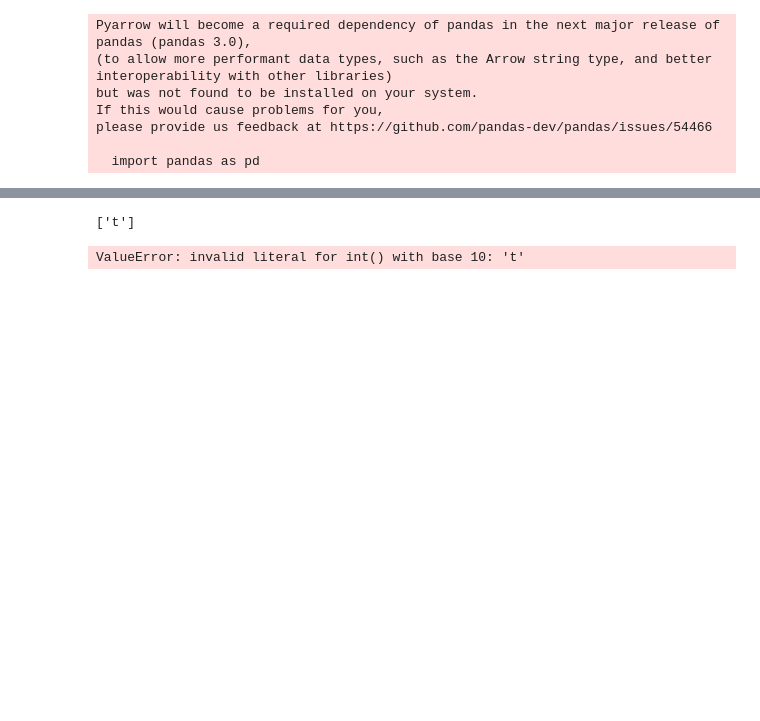
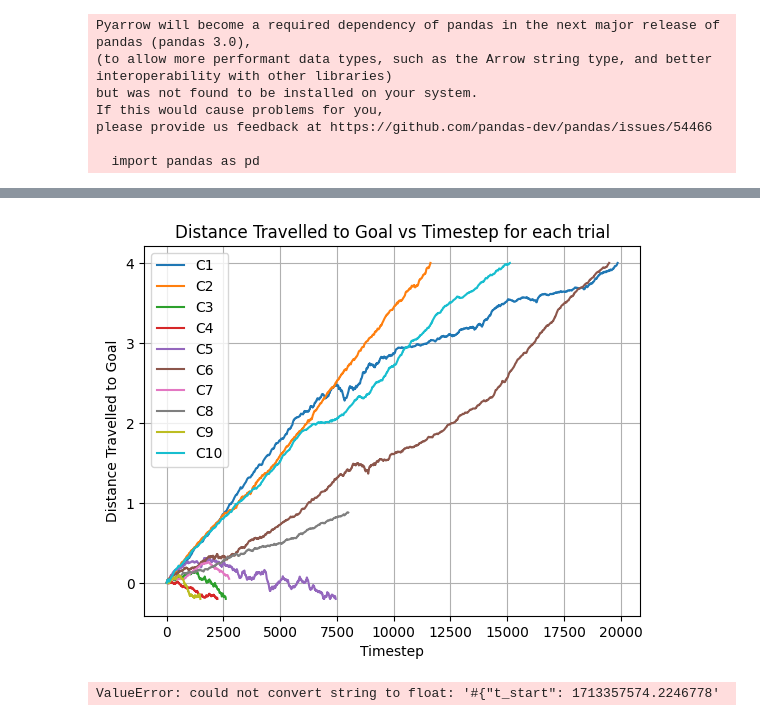
Before and after one commit to IronGard/Pyperbot-v2, a Jupyter notebook: hyperparam_viz.ipynb, the cells around one changed output, grey strips where cells are left out. Saved outputs shown, nothing was run; the diff lists cells and outputs as text; code cells hidden in the pictures; blank space fills up the shorter version.

```diff
--- a/hyperparam_viz.ipynb
+++ b/hyperparam_viz.ipynb
@@ -60,26 +60,55 @@ plt.savefig('pyperbot_v2/logs/hyperparam_test2/cum_reward_vs_timestep.png')
 # %%
-#reward vs episode for each config
-rewards = []
+#Sampled trials and epsiodes from each config
+#take episode 20 from each trial and plot cumulative reward
+dist = []
 for i in range(1, 11):
-    data_path = f"pyperbot_v2/logs/hyperparam_test2/trial_{i}/monitor.csv"
+    data_path = f"pyperbot_v2/logs/harry_results/trial_{i}/episode_50.csv"
     df = pd.read_csv(data_path)
-    new_list = df.iloc[:, 0].tolist()[1:]
-    print(new_list)
-    new_list = [int(i) for i in new_list]
-    rewards.append(new_list)
-print(rewards)
-
-#plot rewards against episode for each config
+    dist.append(df.iloc[:,4].tolist())
+#plot cum rewards against timestep for each episode
 plt.figure()
-plt.plot(rewards[7])
-plt.xlabel('Episode')
-plt.ylabel('Reward')
-plt.title('Reward vs Episode for each trial')
+for i in range(10):
+    plt.plot(dist[i])
+plt.xlabel('Timestep')
+plt.ylabel('Distance Travelled to Goal')
+plt.title('Distance Travelled to Goal vs Timestep for each trial')
 plt.grid()
-plt.savefig('pyperbot_v2/logs/hyperparam_test2/reward_vs_episode.png')
+plt.legend(config_list)
+plt.savefig('pyperbot_v2/logs/harry_results/distance_vs_timestep.png')
 # %% [output]
-['t']
-ValueError: invalid literal for int() with base 10: 't'
+[figure, added]
+# %%
+rewards = []
+for i in range(1, 11):
+    reward_list =[]
+    with open(f'pyperbot_v2/logs/harry_results/trial_{i}/monitor.csv', 'r') as f:
+        for line in f:
+            temp_reward = line.split(',')[0]
+            reward_list.append(temp_reward)
+    rewards.append(reward_list)
+    rewards = [float(r) for r in rewards[2:]]
+
+
+print(rewards)
+
+# Plot rewards against episode for each configuration
+fig, axs = plt.subplots(2, 5, figsize=(20, 8))
+fig.suptitle('Reward vs Episode for each trial')
+
+for i in range(1, 11):
+    row = (i - 1) // 5
+    col = (i - 1) % 5
+    axs[row, col].plot(rewards[i-1])
+    axs[row, col].set_xlabel('Episode')
+    axs[row, col].set_ylabel('Reward')
+    axs[row, col].set_title(f'Trial {i}')
+    axs[row, col].grid()
+
+plt.tight_layout()
+plt.savefig('pyperbot_v2/logs/harry_results/reward_vs_episode.png')
+plt.show()
+# %% [output]
+ValueError: could not convert string to float: '#{"t_start": 1713357574.2246778'
 # %%
 #generating correlation scores for each config hyperparameter
 
```
Also changed, not shown: parts of 3 cells of this notebook, 12 other files.
